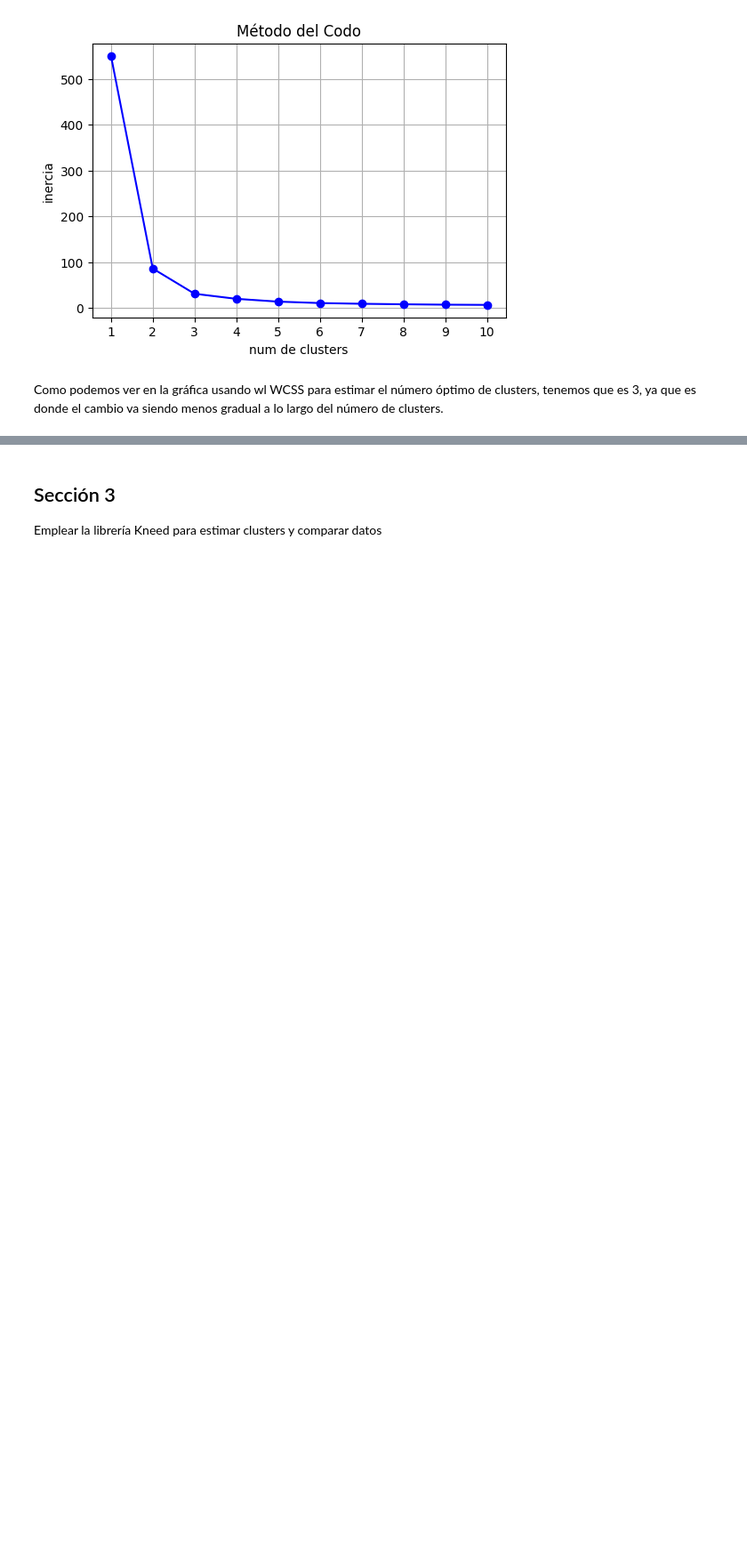
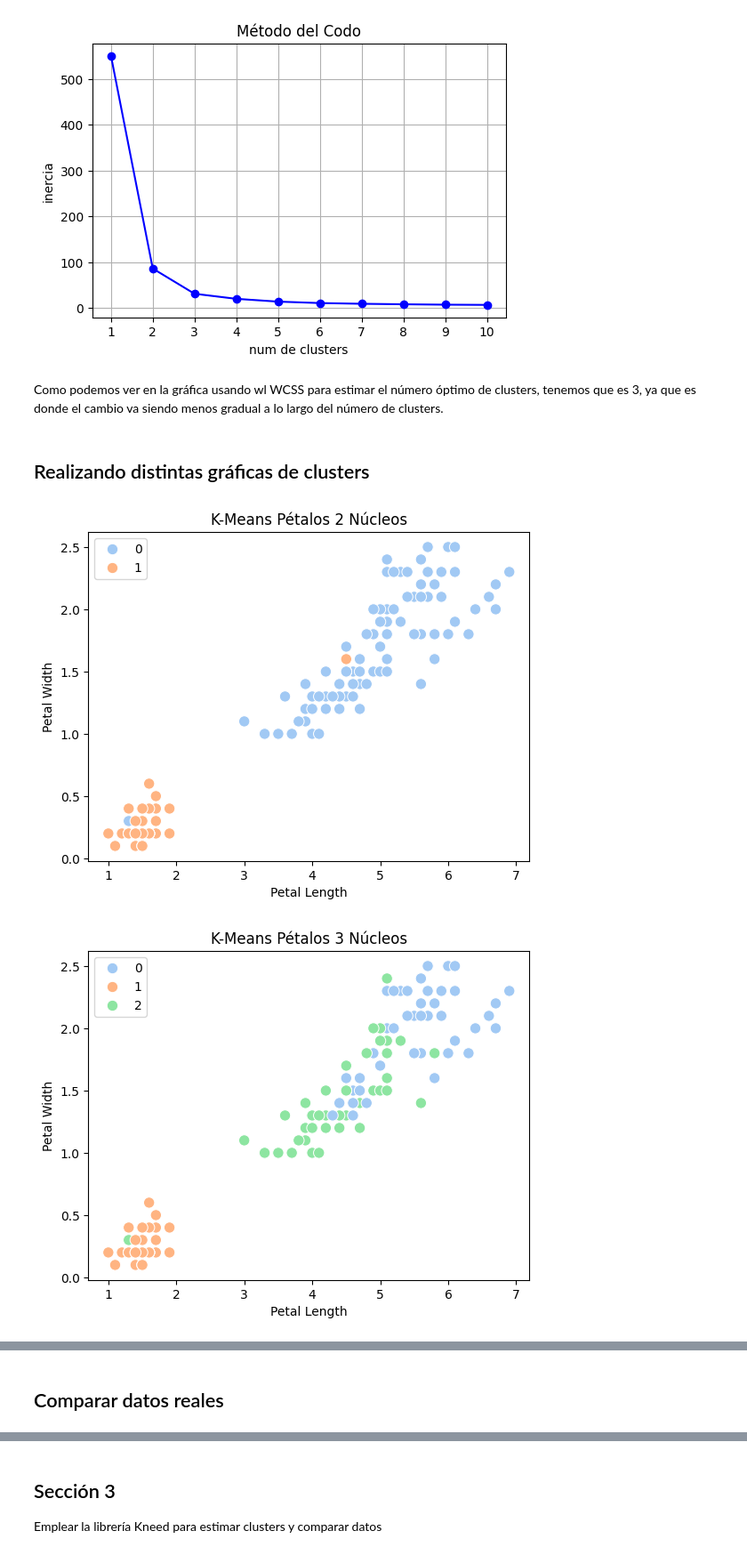
Before and after one commit to tsc221645/CC3074_HT2, a Jupyter notebook: analisis_ht2.ipynb, the cells around one changed output, grey strips where cells are left out. Shown at 89% size. Saved outputs shown, nothing was run; the diff lists cells and outputs as text; code cells hidden in the pictures; blank space fills up the shorter version.

```diff
--- a/analisis_ht2.ipynb
+++ b/analisis_ht2.ipynb
@@ -201,3 +215,19 @@ plt.show()
 [figure]
 # %% [markdown]
 Como podemos ver en la gráfica usando wl WCSS para estimar el número óptimo de clusters, tenemos que es 3, ya que es donde el cambio va siendo menos gradual a lo largo del número de clusters.
+# %% [markdown]
+## Realizando distintas gráficas de clusters
+# %%
+# para k=[2,3,4,5]
+for k in range(2,5):
+    kmeans_final_petal = KMeans(n_clusters=k, random_state=50)
+    data[f"cluster_petal_{k}"] = kmeans_final_petal.fit_predict(scaled_data)
+    sns.scatterplot(x=data["petal_length"], y=data['petal_width'], hue=data[f"cluster_petal_{k}"], palette='pastel', s=80)
+    plt.xlabel("Petal Length")
+    plt.ylabel("Petal Width")
+    plt.legend()
+    plt.title(f"K-Means Pétalos {k} Núcleos")
+    plt.show()
+# %% [output]
+[figure, added]
+[figure, added]
@@ -203,0 +235,2 @@ Como podemos ver en la gráfica usando wl WCSS para estimar el número óptimo d
+# %% [markdown]
+## Comparar datos reales
```
Also changed, not shown: parts of 7 cells of this notebook.
